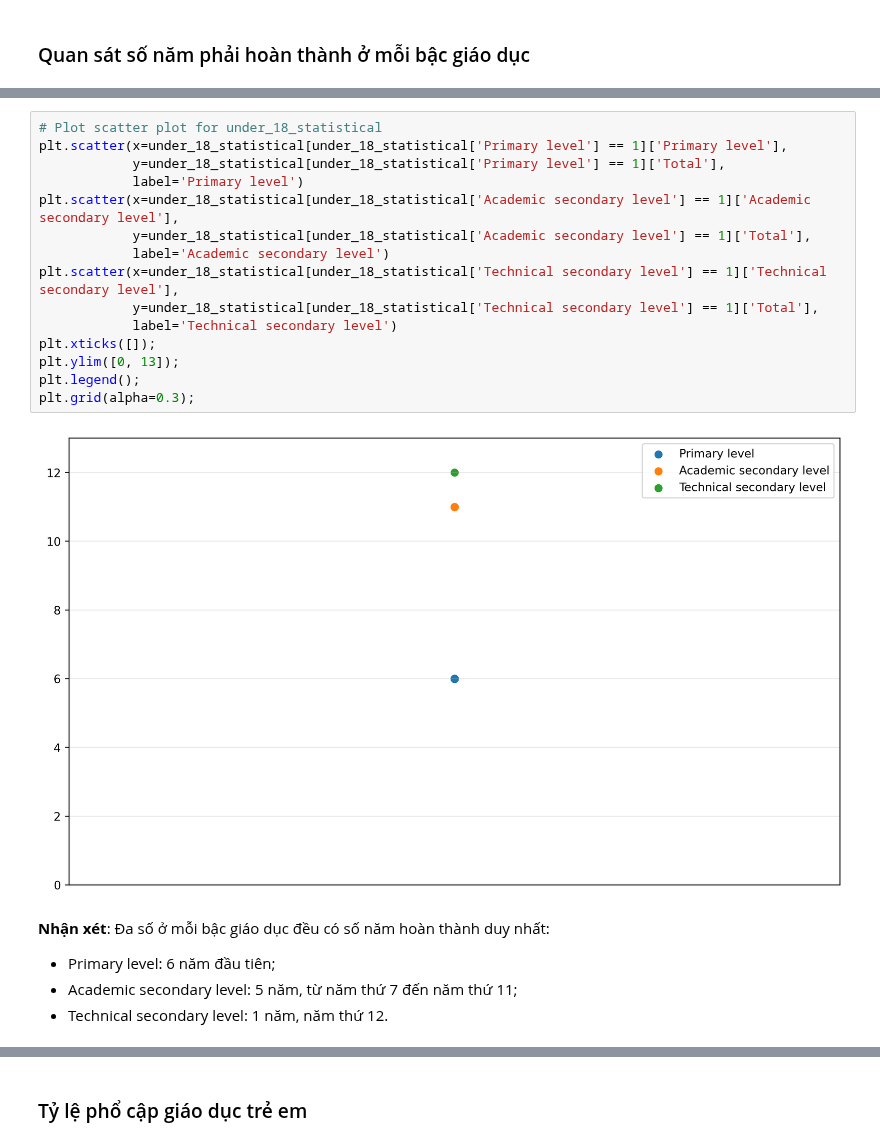
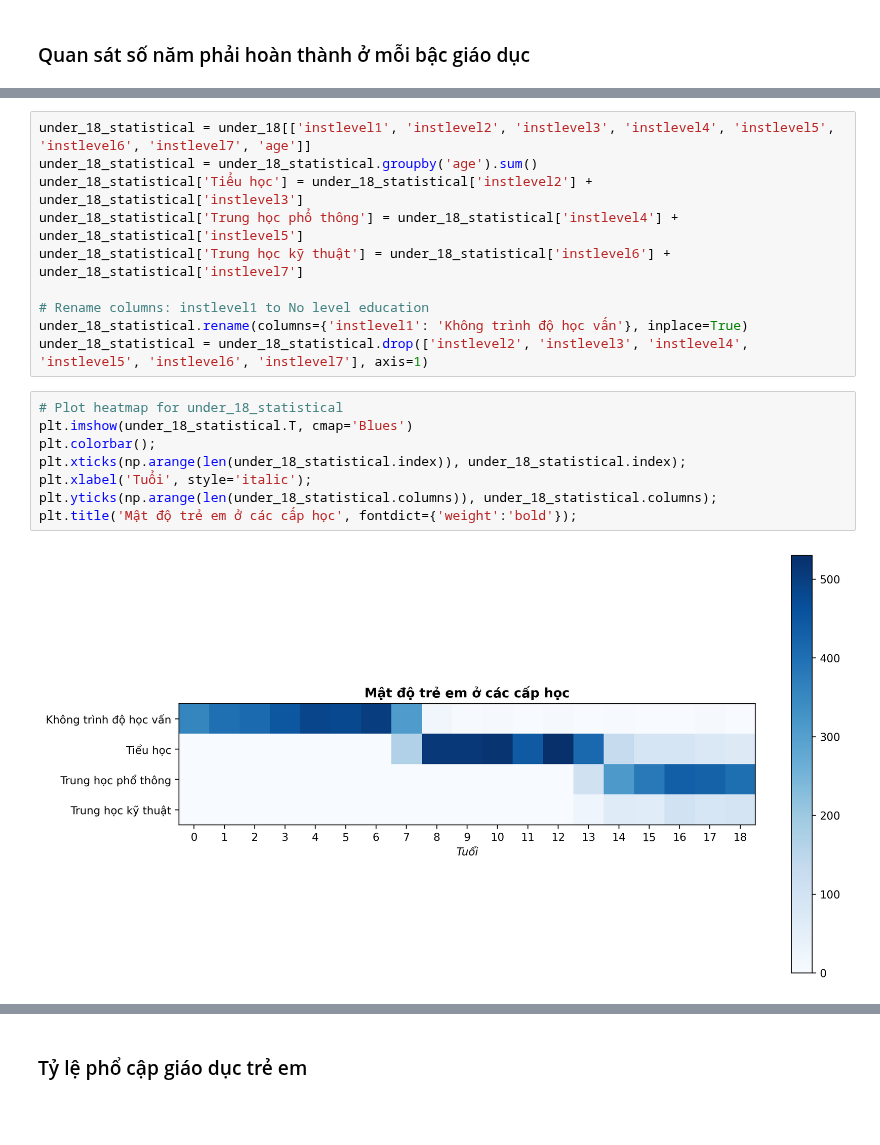
Before and after one commit to iam-Dylan/costa-rican-household, a Jupyter notebook: source/eda_DK.ipynb, the cells around one changed output, grey strips where cells are left out. Saved outputs shown, nothing was run; the diff lists cells and outputs as text; blank space fills up the shorter version.

```diff
--- a/source/eda_DK.ipynb
+++ b/source/eda_DK.ipynb
@@ -130,23 +114,20 @@ under_18_statistical
-# %%
-# Plot scatter plot for under_18_statistical
-plt.scatter(x=under_18_statistical[under_18_statistical['Primary level'] == 1]['Primary level'],
-            y=under_18_statistical[under_18_statistical['Primary level'] == 1]['Total'],
-            label='Primary level')
-plt.scatter(x=under_18_statistical[under_18_statistical['Academic secondary level'] == 1]['Academic secondary level'],
-            y=under_18_statistical[under_18_statistical['Academic secondary level'] == 1]['Total'],
-            label='Academic secondary level')
-plt.scatter(x=under_18_statistical[under_18_statistical['Technical secondary level'] == 1]['Technical secondary level'],
-            y=under_18_statistical[under_18_statistical['Technical secondary level'] == 1]['Total'],
-            label='Technical secondary level')
-plt.xticks([]);
-plt.ylim([0, 13]);
-plt.legend();
-plt.grid(alpha=0.3);
-# %% [output]
-[figure, removed]
-# %% [markdown]
-**Nhận xét**:
-Đa số ở mỗi bậc giáo dục đều có số năm hoàn thành duy nhất:
-- Primary level: 6 năm đầu tiên;
-- Academic secondary level: 5 năm, từ năm thứ 7 đến năm thứ 11;
-- Technical secondary level: 1 năm, năm thứ 12.
+# %%
+under_18_statistical = under_18[['instlevel1', 'instlevel2', 'instlevel3', 'instlevel4', 'instlevel5', 'instlevel6', 'instlevel7', 'age']]
+under_18_statistical = under_18_statistical.groupby('age').sum()
+under_18_statistical['Tiểu học'] = under_18_statistical['instlevel2'] + under_18_statistical['instlevel3']
+under_18_statistical['Trung học phổ thông'] = under_18_statistical['instlevel4'] + under_18_statistical['instlevel5']
+under_18_statistical['Trung học kỹ thuật'] = under_18_statistical['instlevel6'] + under_18_statistical['instlevel7']
+
+# Rename columns: instlevel1 to No level education
+under_18_statistical.rename(columns={'instlevel1': 'Không trình độ học vấn'}, inplace=True)
+under_18_statistical = under_18_statistical.drop(['instlevel2', 'instlevel3', 'instlevel4', 'instlevel5', 'instlevel6', 'instlevel7'], axis=1)
+# %%
+# Plot heatmap for under_18_statistical
+plt.imshow(under_18_statistical.T, cmap='Blues')
+plt.colorbar();
+plt.xticks(np.arange(len(under_18_statistical.index)), under_18_statistical.index);
+plt.xlabel('Tuổi', style='italic');
+plt.yticks(np.arange(len(under_18_statistical.columns)), under_18_statistical.columns);
+plt.title('Mật độ trẻ em ở các cấp học', fontdict={'weight':'bold'});
+# %% [output]
+[figure, added]
```
Also changed, not shown: parts of 12 cells of this notebook.
